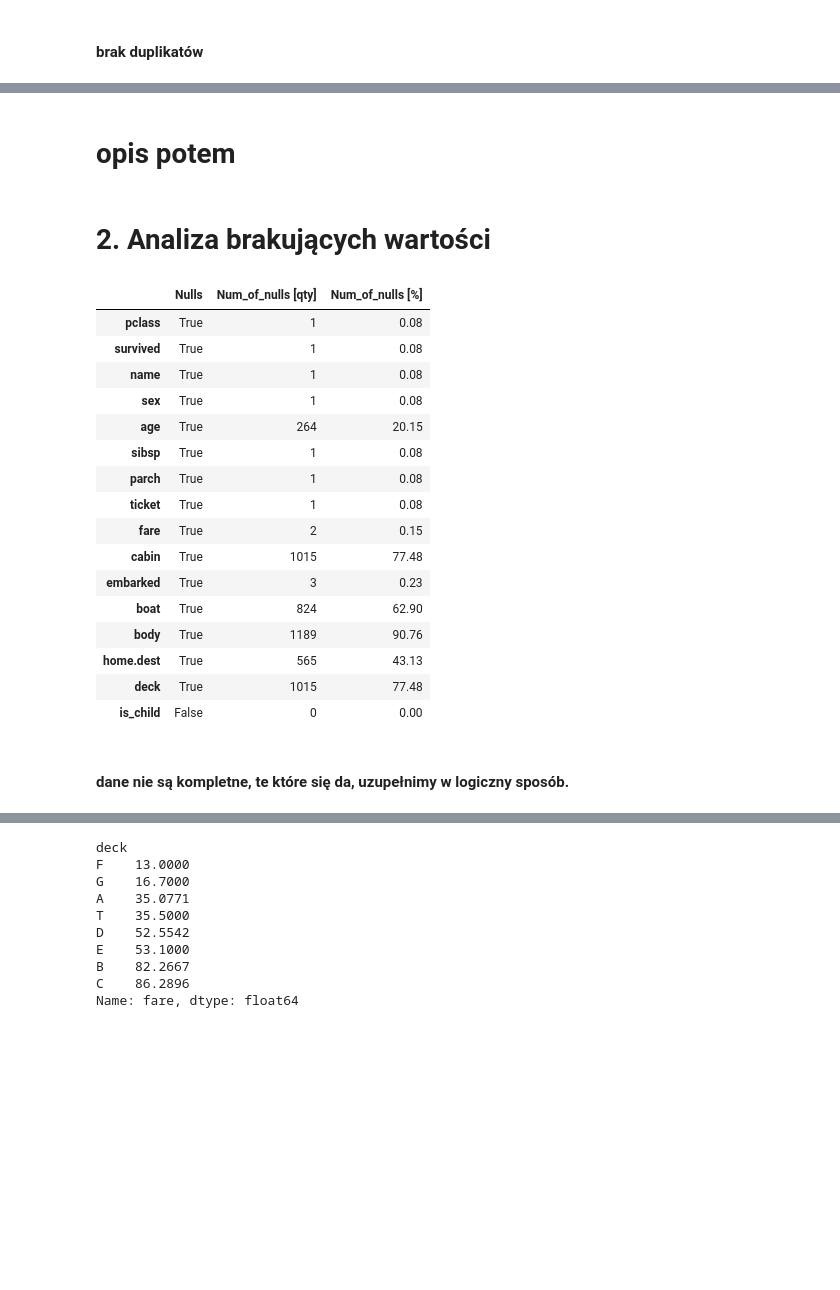
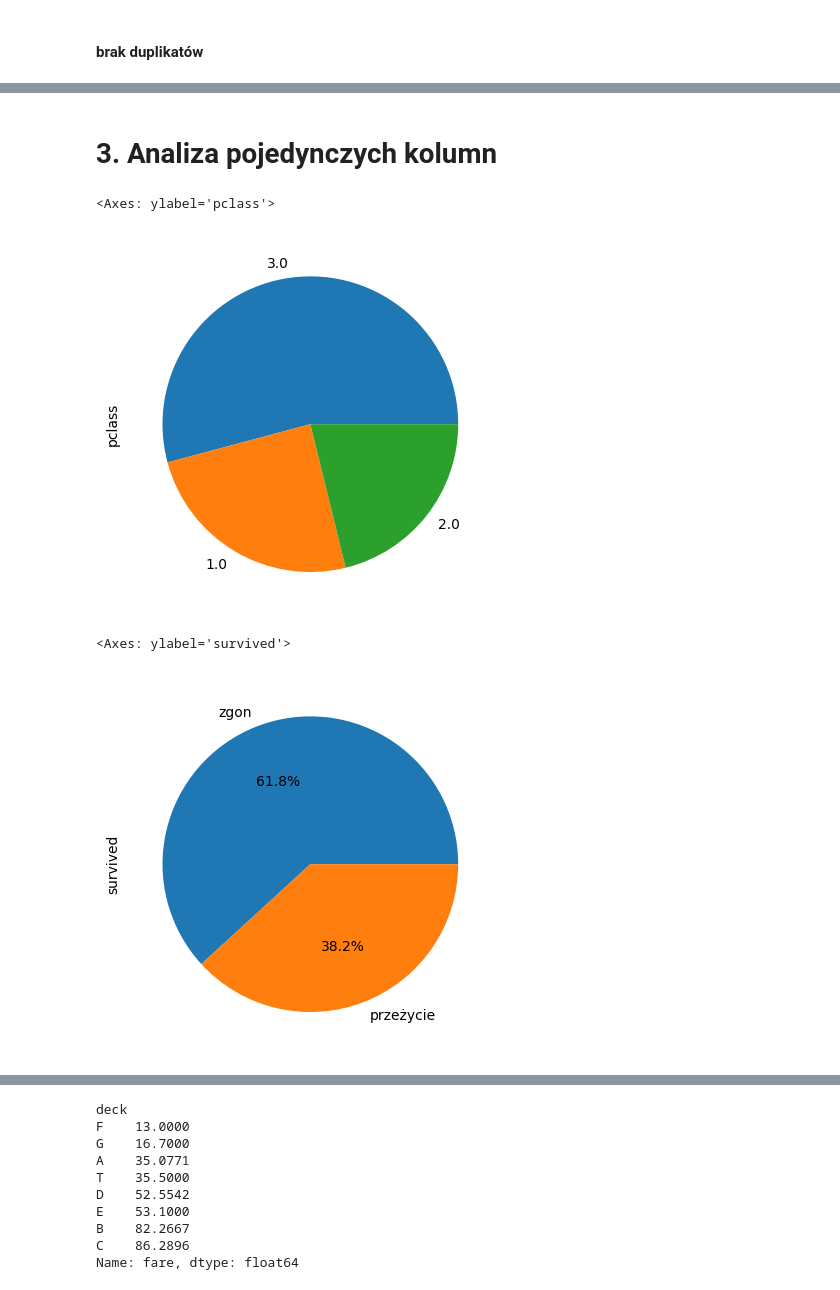
Before and after one commit to pawlo884/ds, a Jupyter notebook: modul4/26__zadanie_domowe__modul_4_2__v2.ipynb, the cells around one changed output, grey strips where cells are left out. Cells and saved outputs as stored; diff of their text form; code cells hidden in the pictures; blank space fills up the shorter version.

```diff
--- a/modul4/26__zadanie_domowe__modul_4_2__v2.ipynb
+++ b/modul4/26__zadanie_domowe__modul_4_2__v2.ipynb
@@ -144,32 +210,14 @@ df.describe()
-# %% [markdown]
-# opis potem
-# %% [markdown]
-# 2. Analiza brakujących wartości
-# %%
-# sprawdzam czy są puste wartości
-nulls_summary = pd.DataFrame(df.isnull().any(), columns=["Nulls"])
-nulls_summary['Num_of_nulls [qty]'] = pd.DataFrame(df.isnull().sum())
-nulls_summary['Num_of_nulls [%]'] = round(
-    nulls_summary['Num_of_nulls [qty]']/len(df)*100, 2)
-
-nulls_summary
-# %% [output]
-|  | Nulls | Num_of_nulls [qty] | Num_of_nulls [%] |
-| pclass | True | 1 | 0.08 |
-| survived | True | 1 | 0.08 |
-| name | True | 1 | 0.08 |
-| sex | True | 1 | 0.08 |
-| age | True | 264 | 20.15 |
-| sibsp | True | 1 | 0.08 |
-| parch | True | 1 | 0.08 |
-| ticket | True | 1 | 0.08 |
-| fare | True | 2 | 0.15 |
-| cabin | True | 1015 | 77.48 |
-| embarked | True | 3 | 0.23 |
-| boat | True | 824 | 62.90 |
-| body | True | 1189 | 90.76 |
-| home.dest | True | 565 | 43.13 |
-| deck | True | 1015 | 77.48 |
-| is_child | False | 0 | 0.00 |
-# %% [markdown]
-#### dane nie są kompletne, te które się da, uzupełnimy w logiczny sposób.
+# %% [markdown]
+# 3. Analiza pojedynczych kolumn
+# %%
+# liczba pasażerów w każdej klasie
+df['pclass'].value_counts().plot(kind='pie')
+# %% [output]
+<Axes: ylabel='pclass'>
+[figure, added]
+# %%
+# liczba przeżyłych i zgonów
+df['survived'].map({0.0: 'zgon', 1.0: 'przeżycie'}).value_counts().plot(kind='pie', autopct='%1.1f%%')
+# %% [output]
+<Axes: ylabel='survived'>
+[figure, added]
```
Also changed, not shown: parts of 34 cells of this notebook.
